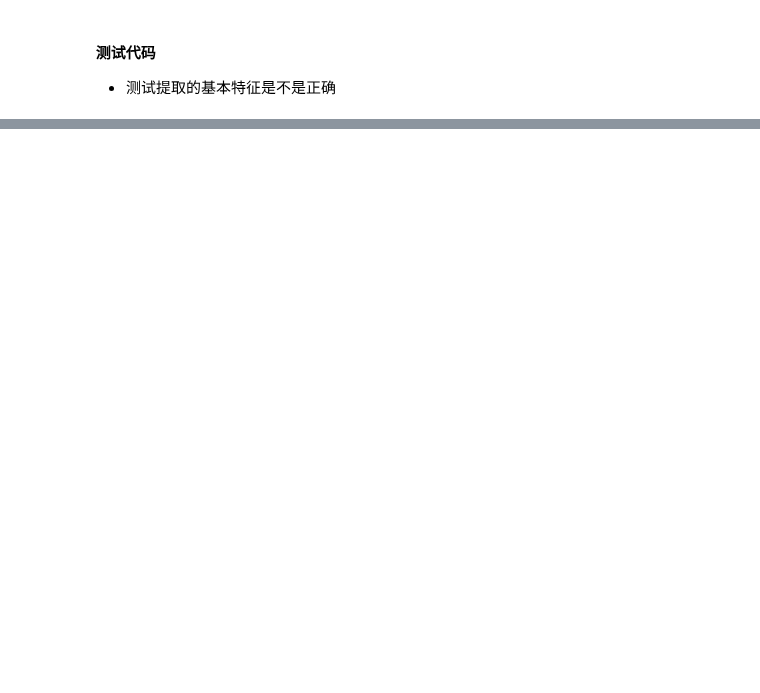
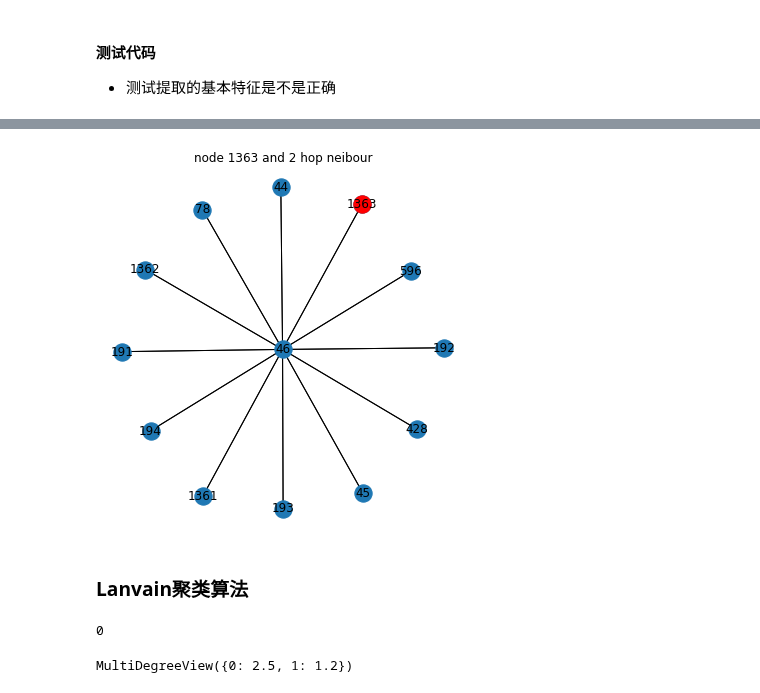
Before and after one commit to mckjzhangxk/deepAI, a Jupyter notebook: cs224w/hw1-bundle/q2.ipynb, the cells around one changed output, grey strips where cells are left out. Saved outputs shown, nothing was run; the diff lists cells and outputs as text; code cells hidden in the pictures; blank space fills up the shorter version.

```diff
--- a/cs224w/hw1-bundle/q2.ipynb
+++ b/cs224w/hw1-bundle/q2.ipynb
@@ -151,0 +209,10 @@ a[0]
+# %%
+# np.where(score_list>=bins_label[len(bins_count)-3] score_list<=bins_label[len(bins_count)-2])
+label=12
+clusters=np.logical_and(score_list>=bins_label[label],score_list<=bins_label[label+1])
+idd=np.where(clusters)[0]
+drawSubGraph(G,int(idd[220]))
+# %% [output]
+[figure, added]
+# %% [markdown]
+### Lanvain聚类算法
@@ -151,0 +289,10 @@ a[0]
+# %%
+G=nx.MultiGraph()
+G.add_edge(0,1,weight=1.2)
+G.add_edge(0,2,weight=1.3)
+# %% [output]
+0
+# %%
+G.degree([0,1],weight='weight')
+# %% [output]
+MultiDegreeView({0: 2.5, 1: 1.2})
```
Also changed, not shown: parts of 28 cells of this notebook, 1 other file.
